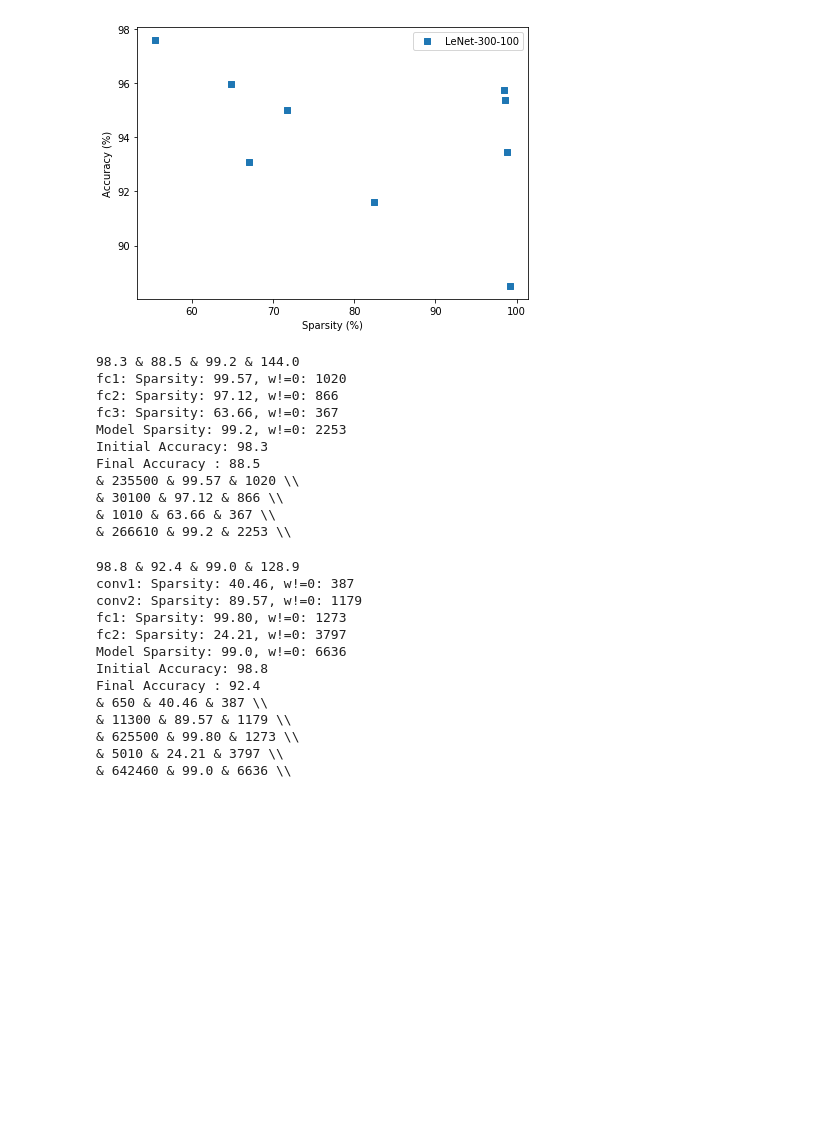
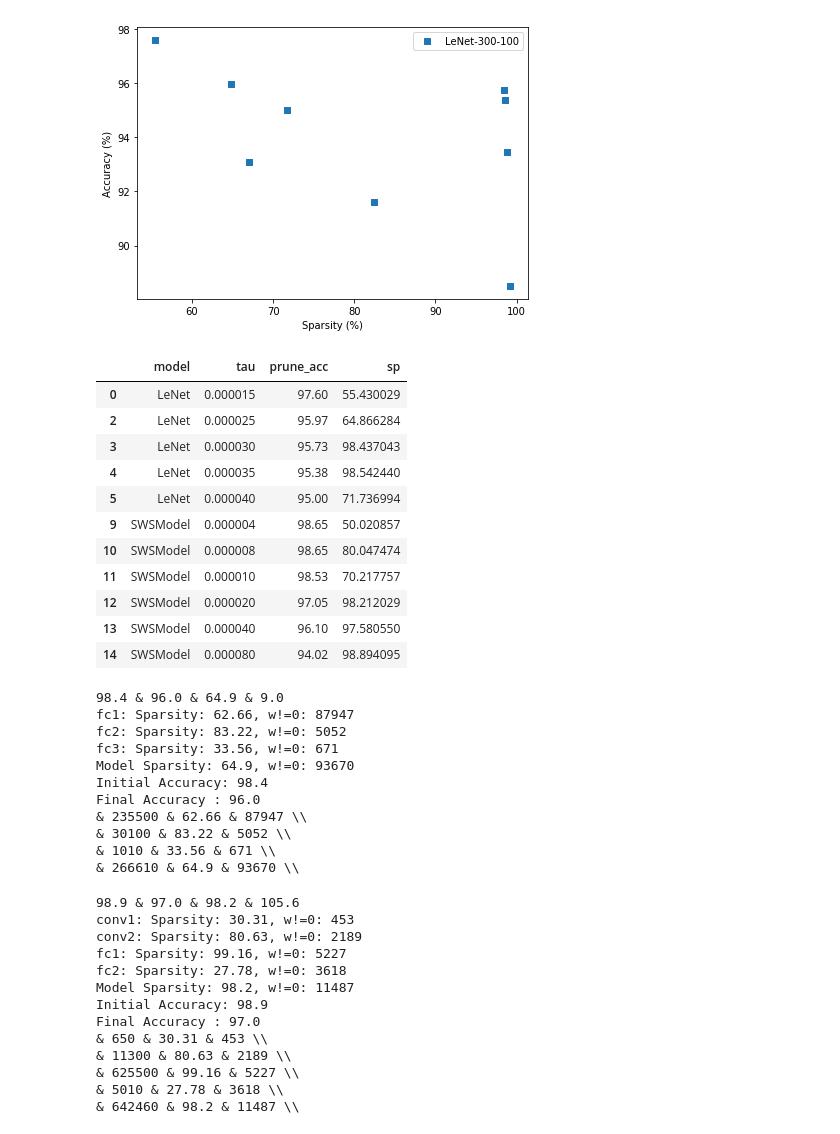
Before and after one commit to okz12/NN_compression, a Jupyter notebook: writeup/layer_uni/layer_vis.ipynb, the cells around one changed output. Cells and saved outputs as stored; diff of their text form; code cells hidden in the pictures; blank space fills up the shorter version.

```diff
--- a/writeup/layer_uni/layer_vis.ipynb
+++ b/writeup/layer_uni/layer_vis.ipynb
@@ -274,39 +274,54 @@ plt.ylabel("Accuracy (%)")
 # %% [output]
 Text(0,0.5,'Accuracy (%)')
 [figure]
+# %%
+ldf.query('prune_acc > 94')
+# %% [output]
+|  | model | tau | prune_acc | sp |
+| 0 | LeNet | 0.000015 | 97.60 | 55.430029 |
+| 2 | LeNet | 0.000025 | 95.97 | 64.866284 |
+| 3 | LeNet | 0.000030 | 95.73 | 98.437043 |
+| 4 | LeNet | 0.000035 | 95.38 | 98.542440 |
+| 5 | LeNet | 0.000040 | 95.00 | 71.736994 |
+| 9 | SWSModel | 0.000004 | 98.65 | 50.020857 |
+| 10 | SWSModel | 0.000008 | 98.65 | 80.047474 |
+| 11 | SWSModel | 0.000010 | 98.53 | 70.217757 |
+| 12 | SWSModel | 0.000020 | 97.05 | 98.212029 |
+| 13 | SWSModel | 0.000040 | 96.10 | 97.580550 |
+| 14 | SWSModel | 0.000080 | 94.02 | 98.894095 |
 # %%
 #LeNet
-res = loadfile(100, 0.1, 2000,0.1,  tau, temp = 1, mixtures = 16, model = "LeNet_300_100", data_size = "full", model_save_dir = "../layer_sep/files")
+res = loadfile(100, 0.1, 2000,0.1,  2.5e-5, temp = 1, mixtures = 16, model = "LeNet_300_100", data_size = "full", model_save_dir = "../layer_sep/files")
 print_fin(res)
 layer_stats(res)
 # %% [output]
-98.3 & 88.5 & 99.2 & 144.0
-fc1: Sparsity: 99.57, w!=0: 1020
-fc2: Sparsity: 97.12, w!=0: 866
-fc3: Sparsity: 63.66, w!=0: 367
-Model Sparsity: 99.2, w!=0: 2253
-Initial Accuracy: 98.3
-Final Accuracy : 88.5
-& 235500 & 99.57 & 1020 \\
-& 30100 & 97.12 & 866 \\
-& 1010 & 63.66 & 367 \\
-& 266610 & 99.2 & 2253 \\
+98.4 & 96.0 & 64.9 & 9.0
+fc1: Sparsity: 62.66, w!=0: 87947
+fc2: Sparsity: 83.22, w!=0: 5052
+fc3: Sparsity: 33.56, w!=0: 671
+Model Sparsity: 64.9, w!=0: 93670
+Initial Accuracy: 98.4
+Final Accuracy : 96.0
+& 235500 & 62.66 & 87947 \\
+& 30100 & 83.22 & 5052 \\
+& 1010 & 33.56 & 671 \\
+& 266610 & 64.9 & 93670 \\
 # %%
 #SWS
-res = loadfile(100, 0.1, 2000,0.1,  tau, temp = 1, mixtures = 16, model = "SWSModel", data_size = "full", model_save_dir = "../layer_sep/files")
+res = loadfile(100, 0.1, 2000,0.1,  2e-5, temp = 1, mixtures = 16, model = "SWSModel", data_size = "full", model_save_dir = "../layer_sep/files")
 print_fin(res)
 layer_stats(res)
 # %% [output]
-98.8 & 92.4 & 99.0 & 128.9
-conv1: Sparsity: 40.46, w!=0: 387
-conv2: Sparsity: 89.57, w!=0: 1179
-fc1: Sparsity: 99.80, w!=0: 1273
-fc2: Sparsity: 24.21, w!=0: 3797
-Model Sparsity: 99.0, w!=0: 6636
-Initial Accuracy: 98.8
-Final Accuracy : 92.4
-& 650 & 40.46 & 387 \\
-& 11300 & 89.57 & 1179 \\
-& 625500 & 99.80 & 1273 \\
-& 5010 & 24.21 & 3797 \\
-& 642460 & 99.0 & 6636 \\
+98.9 & 97.0 & 98.2 & 105.6
+conv1: Sparsity: 30.31, w!=0: 453
+conv2: Sparsity: 80.63, w!=0: 2189
+fc1: Sparsity: 99.16, w!=0: 5227
+fc2: Sparsity: 27.78, w!=0: 3618
+Model Sparsity: 98.2, w!=0: 11487
+Initial Accuracy: 98.9
+Final Accuracy : 97.0
+& 650 & 30.31 & 453 \\
+& 11300 & 80.63 & 2189 \\
+& 625500 & 99.16 & 5227 \\
+& 5010 & 27.78 & 3618 \\
+& 642460 & 98.2 & 11487 \\
```
Also changed, not shown: 2 other files.
